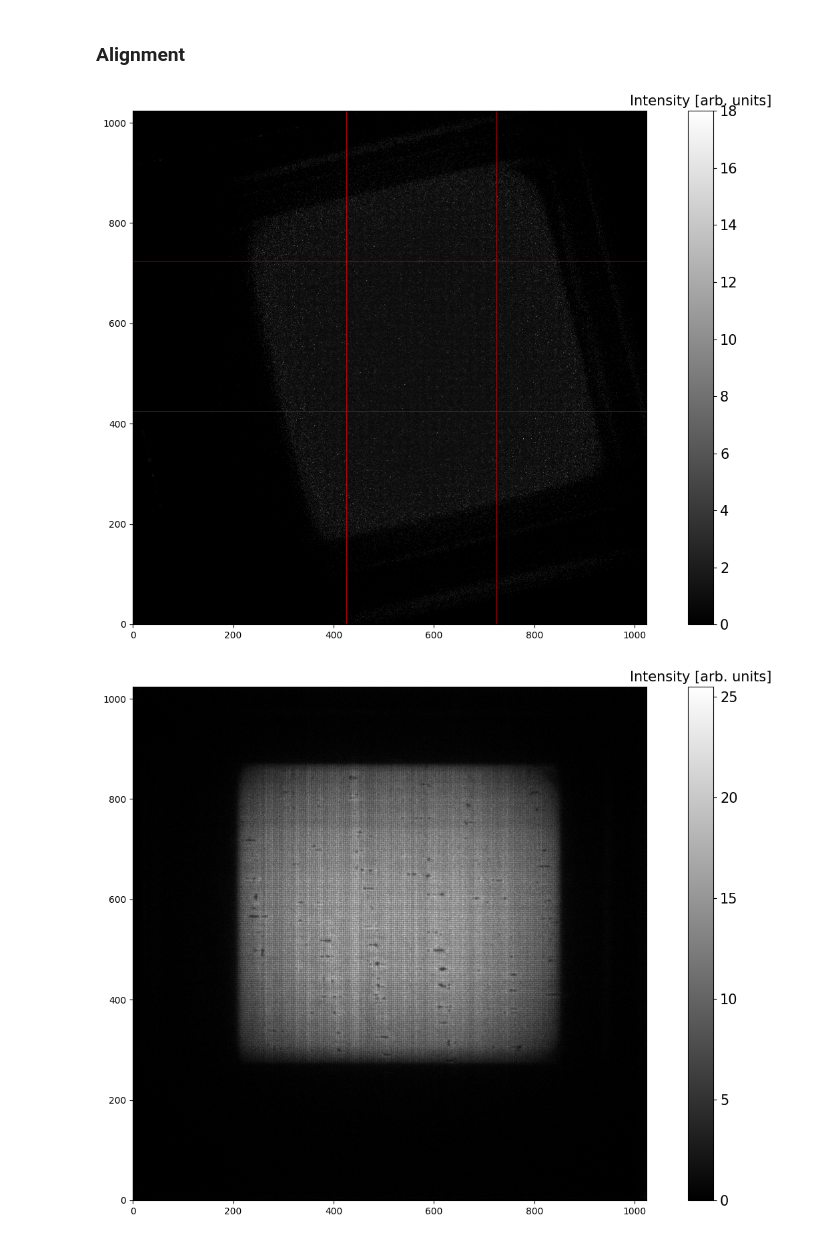
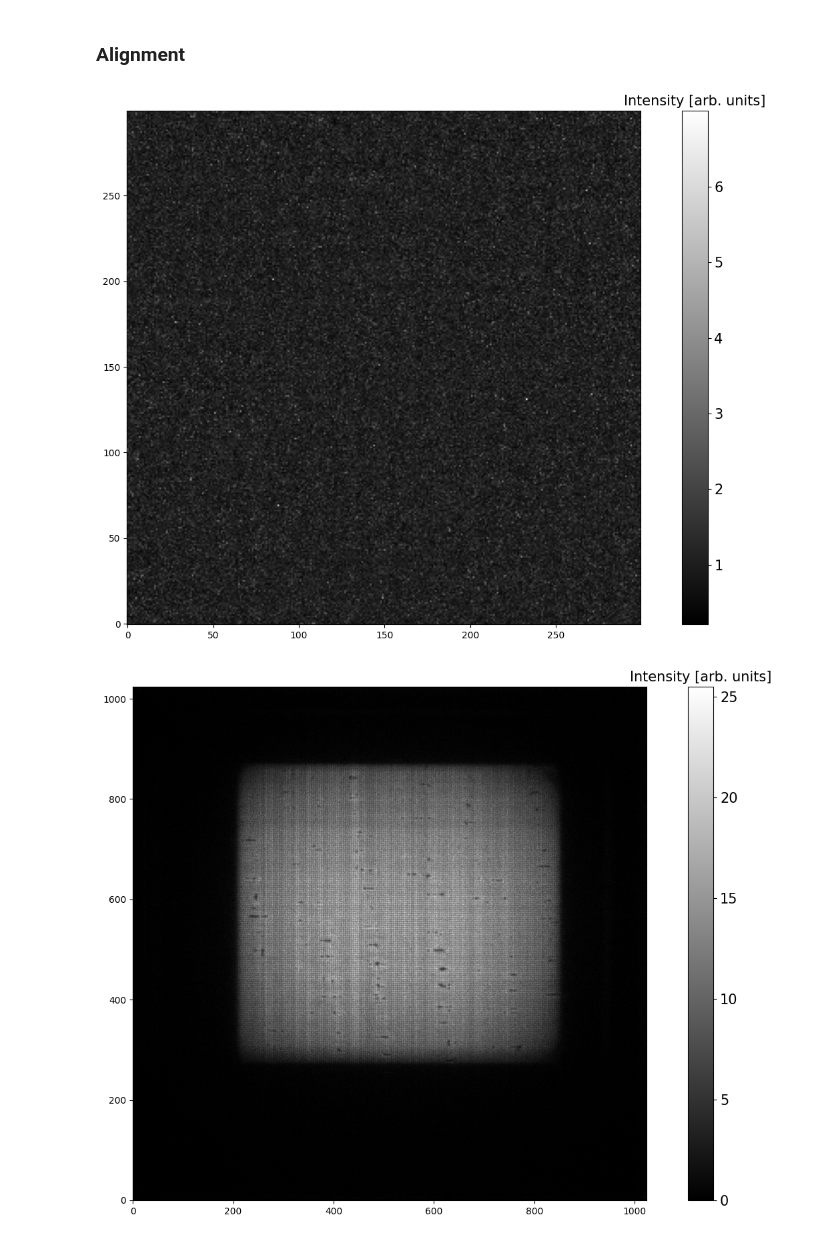
Before and after one commit to G4byte/NPGMI-src, a Jupyter notebook: Simulations and Plots/JPARC/2D Gratings/JPARC 2D experiment.ipynb, the cells around one changed output. Saved outputs shown, nothing was run; the diff lists cells and outputs as text; code cells hidden in the pictures.

```diff
--- a/Simulations and Plots/JPARC/2D Gratings/JPARC 2D experiment.ipynb
+++ b/Simulations and Plots/JPARC/2D Gratings/JPARC 2D experiment.ipynb
@@ -411,31 +411,31 @@ print(time() - t0, "seconds")
 # %%
 fig, ax = plt.subplots(figsize = (16,10))
 
 
-test = np.copy(binnedimages[2][-1])
+test = np.copy(binnedimages[2][-2])[425:725, 425:725]
 # test[425:725, 425:725] = 1
 
 c = ax.imshow(test, origin = "lower", cmap = "gray")
-ax.axhline(425, color = "red", lw = 0.5)
-ax.axvline(425, color = "red", lw = 0.5)
+# ax.axhline(425, color = "red", lw = 0.5)
+# ax.axvline(425, color = "red", lw = 0.5)
 
-ax.axhline(725, color = "red", lw = 0.5)
-ax.axvline(725, color = "red", lw = 0.5)
+# ax.axhline(725, color = "red", lw = 0.5)
+# ax.axvline(725, color = "red", lw = 0.5)
 
 
 cbar = fig.colorbar(c)
 cbar.ax.tick_params(labelsize = 15)
 cbar.ax.set_title("Intensity [arb. units]", fontsize = 15)
 # ax.set_xlabel("Camera x-axis [mm]", fontsize = 20)
 
 
 
 
-# fig.savefig("2Dbestcontrastwithregionmonointensity5-6A.png")
+fig.savefig("2Dbestcontrastwithregionmonointensity5-6A.png")
 plt.show()
 plt.close(fig)
 # %% [output]
-[figure, old version]
+[figure, new version]
 # %%
 fig, ax = plt.subplots(figsize = (16,10))
 
```
Also changed, not shown: parts of 4 cells of this notebook, 3 other files.
